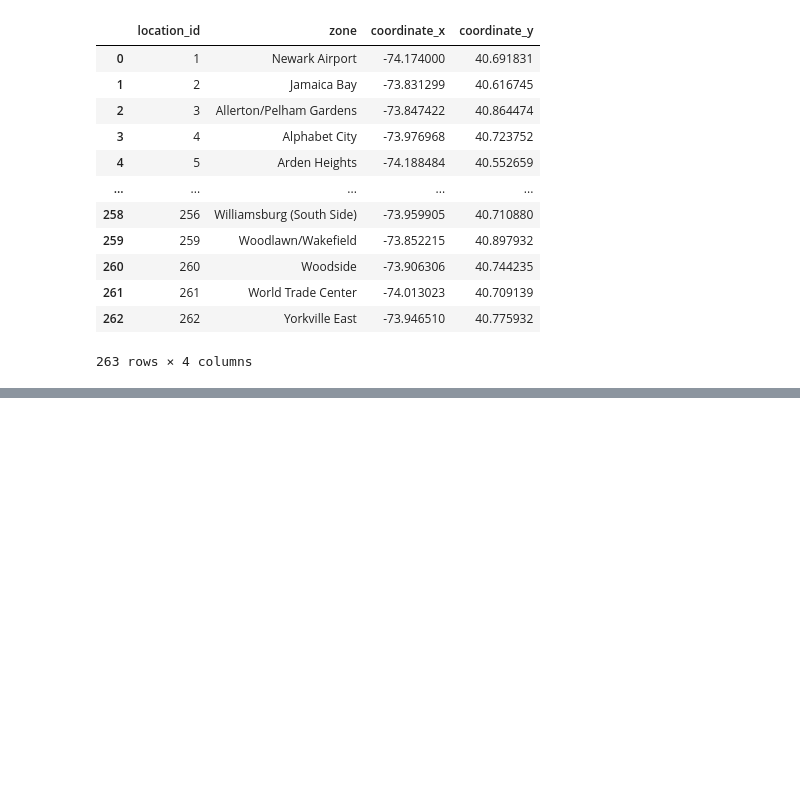
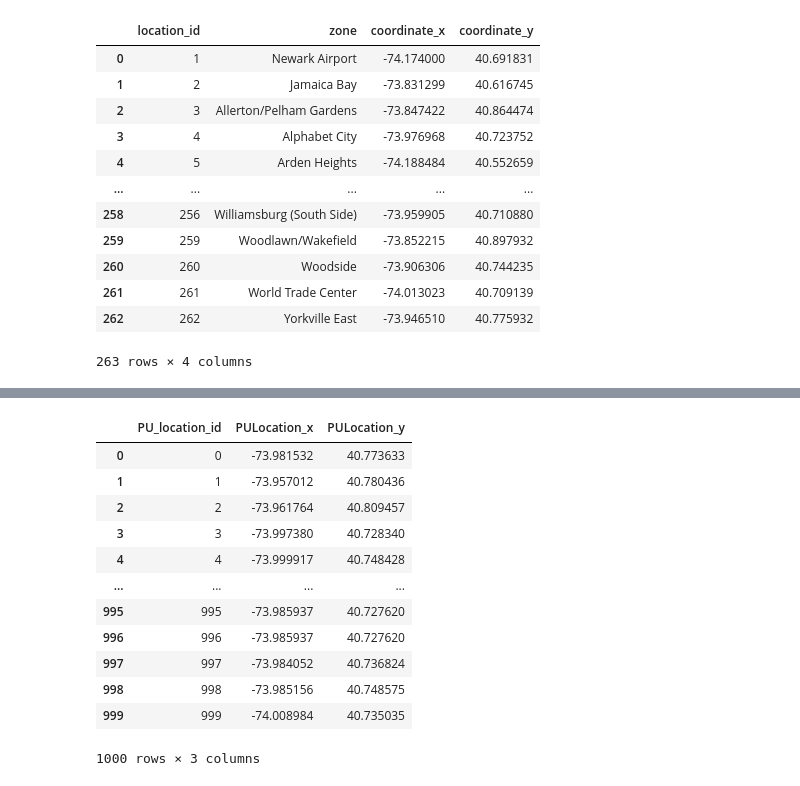
Before and after one commit to Aryan-401/FullStackDataAnalysis, a Jupyter notebook: DataModelling.ipynb, the cells around one changed output, grey strips where cells are left out. Drawn from its saved outputs; the diff is of its cells as text; code cells hidden in the pictures; blank space fills up the shorter version.

```diff
--- a/DataModelling.ipynb
+++ b/DataModelling.ipynb
@@ -61,0 +181,18 @@ df
+# %%
+PU_location_dim = df[['PULocation_x', 'PULocation_y']].reset_index(drop=True)
+PU_location_dim['PU_location_id'] = PU_location_dim.index
+PU_location_dim[['PU_location_id', 'PULocation_x', 'PULocation_y']]
+# %% [output]
+|  | PU_location_id | PULocation_x | PULocation_y |
+| 0 | 0 | -73.981532 | 40.773633 |
+| 1 | 1 | -73.957012 | 40.780436 |
+| 2 | 2 | -73.961764 | 40.809457 |
+| 3 | 3 | -73.997380 | 40.728340 |
+| 4 | 4 | -73.999917 | 40.748428 |
+| ... | ... | ... | ... |
+| 995 | 995 | -73.985937 | 40.727620 |
+| 996 | 996 | -73.985937 | 40.727620 |
+| 997 | 997 | -73.984052 | 40.736824 |
+| 998 | 998 | -73.985156 | 40.748575 |
+| 999 | 999 | -74.008984 | 40.735035 |
+1000 rows × 3 columns
```
Also changed, not shown: parts of 16 cells of this notebook.
